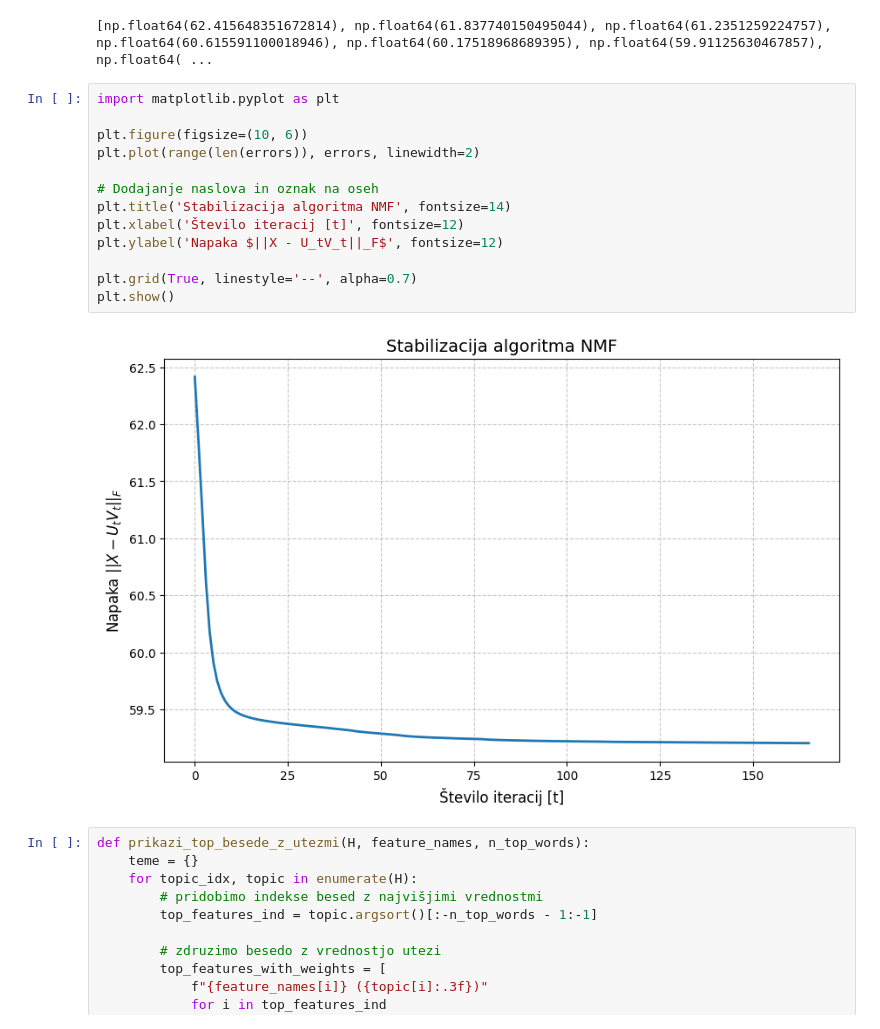
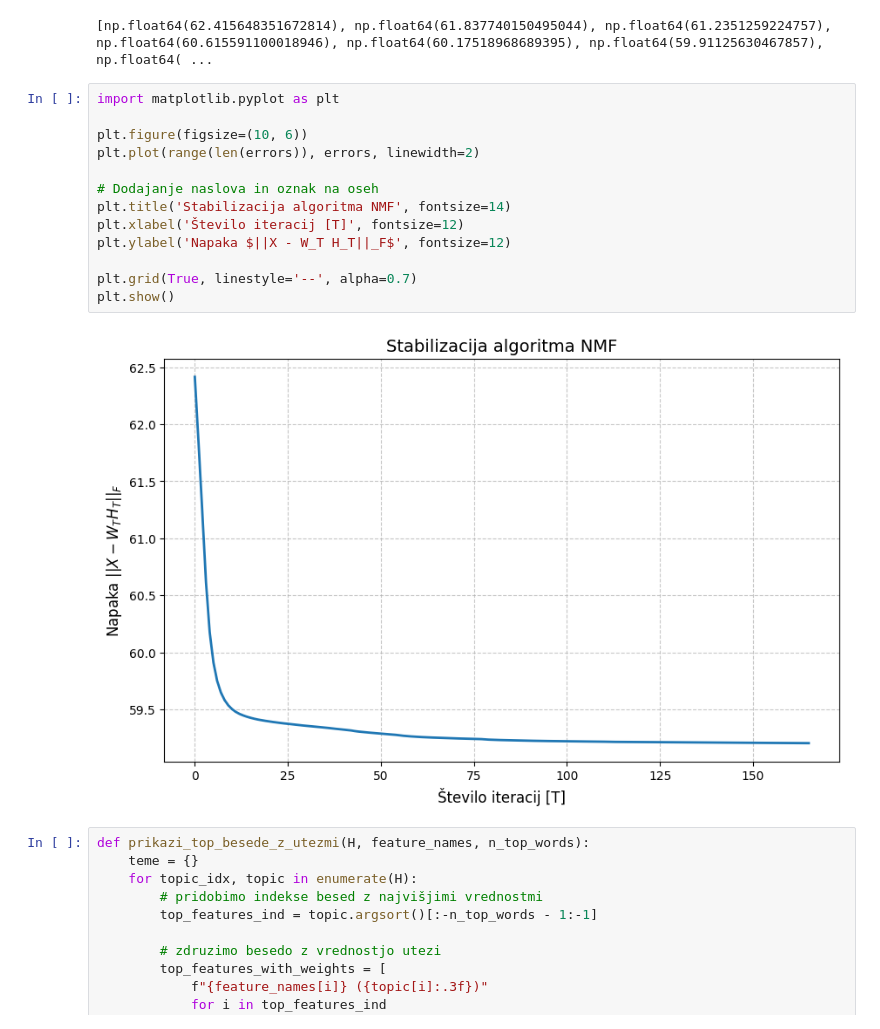
Before and after one commit to leilamokrovic1/Diplomska-naloga, a Jupyter notebook: leto_2003/implementacija_nmf.ipynb, the cells around one changed output. Saved outputs shown, nothing was run; the diff lists cells and outputs as text.

```diff
--- a/leto_2003/implementacija_nmf.ipynb
+++ b/leto_2003/implementacija_nmf.ipynb
@@ -220,18 +220,18 @@ print(errors)
 # %%
 import matplotlib.pyplot as plt
 
 plt.figure(figsize=(10, 6))
 plt.plot(range(len(errors)), errors, linewidth=2)
 
 # Dodajanje naslova in oznak na oseh
 plt.title('Stabilizacija algoritma NMF', fontsize=14)
-plt.xlabel('Število iteracij [t]', fontsize=12)
-plt.ylabel('Napaka $||X - U_tV_t||_F$', fontsize=12)
+plt.xlabel('Število iteracij [T]', fontsize=12)
+plt.ylabel('Napaka $||X - W_T H_T||_F$', fontsize=12)
 
 plt.grid(True, linestyle='--', alpha=0.7)
 plt.show()
 # %% [output]
-[figure, old version]
+[figure, new version]
 # %%
 def prikazi_top_besede_z_utezmi(H, feature_names, n_top_words):
     teme = {}
```
Also changed, not shown: parts of 1 cell of this notebook, 5 other files.
